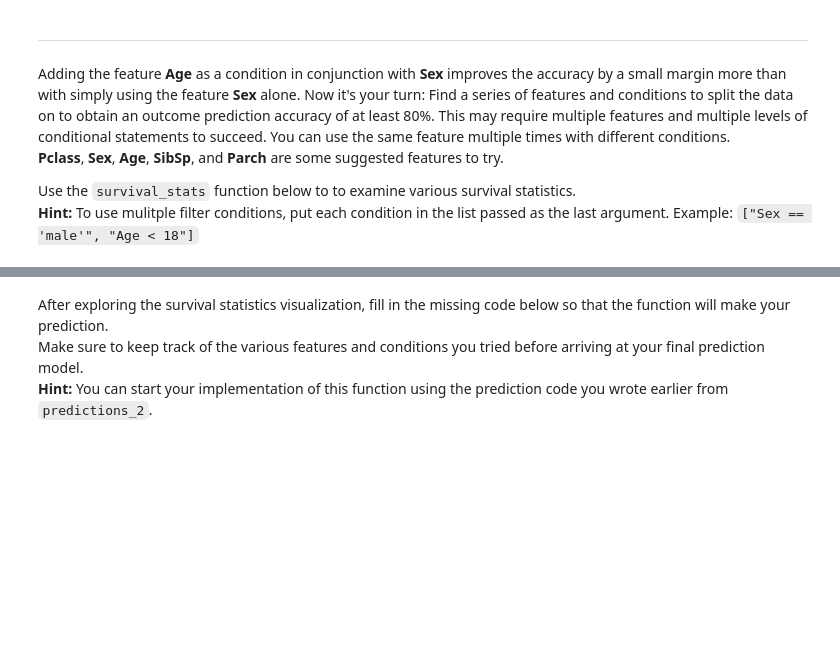
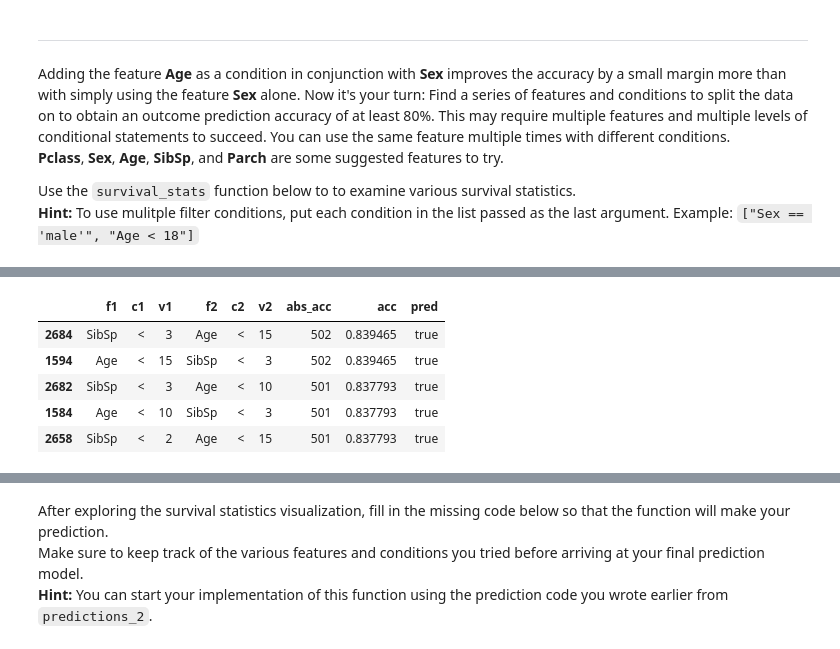
Before and after one commit to intsco/machine-learning, a Jupyter notebook: projects/titanic_survival_exploration/titanic_survival_exploration.ipynb, the cells around one changed output, grey strips where cells are left out. Cells and saved outputs as stored; diff of their text form; code cells hidden in the pictures; blank space fills up the shorter version.

```diff
--- a/projects/titanic_survival_exploration/titanic_survival_exploration.ipynb
+++ b/projects/titanic_survival_exploration/titanic_survival_exploration.ipynb
@@ -245,0 +322,13 @@ data.columns.tolist()
+# %%
+ind1 = np.logical_and(data.Sex == 'female', data.SibSp < 3)
+# %%
+data_1, labels_1 = data[ind1 == False], labels[ind1 == False]
+# %%
+split_accuracy_df(data_1, labels_1).head()
+# %% [output]
+|  | f1 | c1 | v1 | f2 | c2 | v2 | abs_acc | acc | pred |
+| 2684 | SibSp | < | 3 | Age | < | 15 | 502 | 0.839465 | true |
+| 1594 | Age | < | 15 | SibSp | < | 3 | 502 | 0.839465 | true |
+| 2682 | SibSp | < | 3 | Age | < | 10 | 501 | 0.837793 | true |
+| 1584 | Age | < | 10 | SibSp | < | 3 | 501 | 0.837793 | true |
+| 2658 | SibSp | < | 2 | Age | < | 15 | 501 | 0.837793 | true |
```
Also changed, not shown: parts of 29 cells of this notebook, 1 other file.
